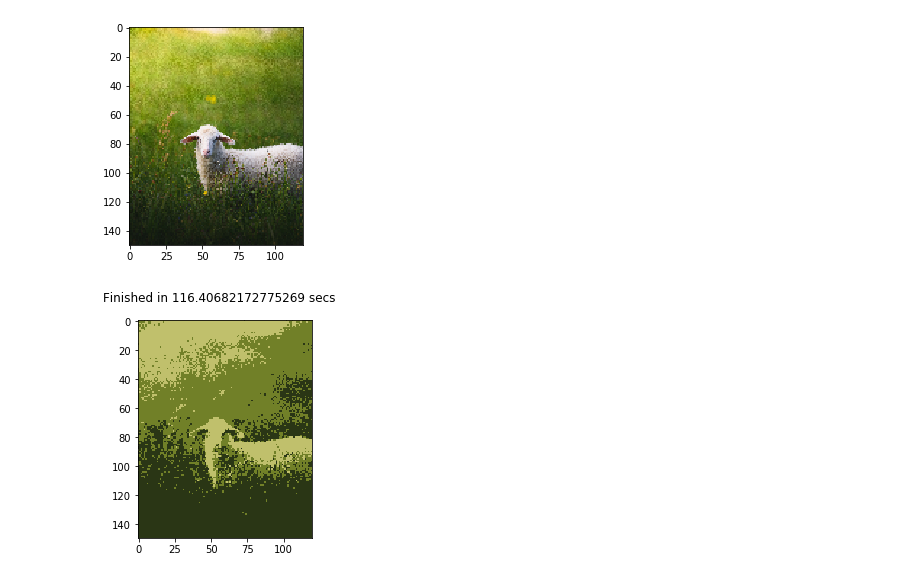
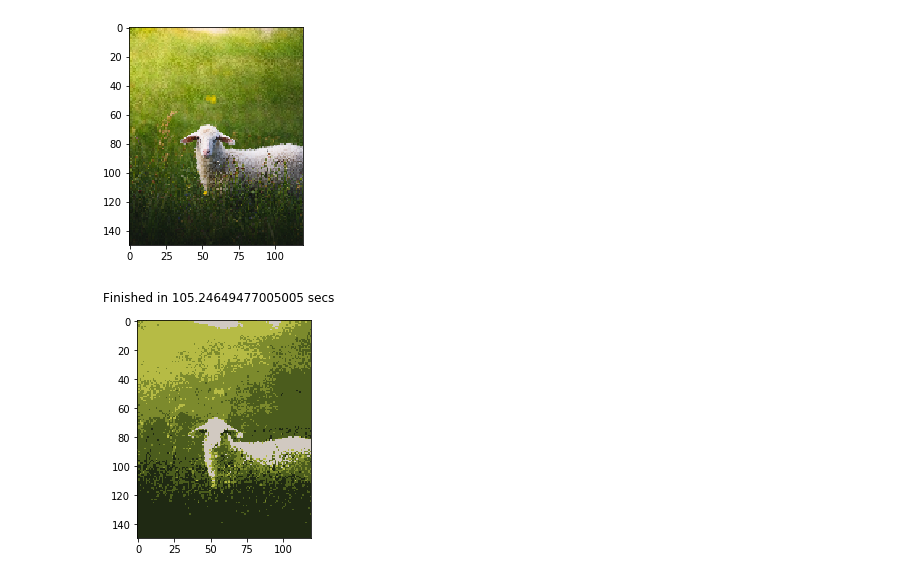
Before and after one commit to cumason123/machine-learning, a Jupyter notebook: workshops/Clustering-Algorithms-Workshop/k-means-image-segmentation.ipynb, the cells around one changed output. Saved outputs shown, nothing was run; the diff lists cells and outputs as text; code cells hidden in the pictures.

```diff
--- a/workshops/Clustering-Algorithms-Workshop/k-means-image-segmentation.ipynb
+++ b/workshops/Clustering-Algorithms-Workshop/k-means-image-segmentation.ipynb
@@ -49,7 +49,7 @@ class KMeansImageSegmentation():
             centroids = np.random.randint(0, 256, (self.k, 3))
             prev_centroids = [-1]
 
-            while (not all(item == True for item in (prev_centroids==centroids).flatten())):
+            while (not np.arrays_equal(prev_centroids, centroids)):
                 prev_centroids = centroids.copy()
                 centroid_neighbors = np.zeros(self.k)
                 new_centroids = np.zeros((self.k, 3))
@@ -76,7 +76,7 @@ class KMeansImageSegmentation():
         plt.savefig('images/sheep.jpeg')
         plt.show()
 # %%
-kmeans = KMeansImageSegmentation(3) # 3 represents the number of colors or "centroids" we find
+kmeans = KMeansImageSegmentation(5) # 3 represents the number of colors or "centroids" we find
 kmeans.fit(image)
 # %% [output]
-[figure, old version]
+[figure, new version]
```
Also changed, not shown: 2 other files.
